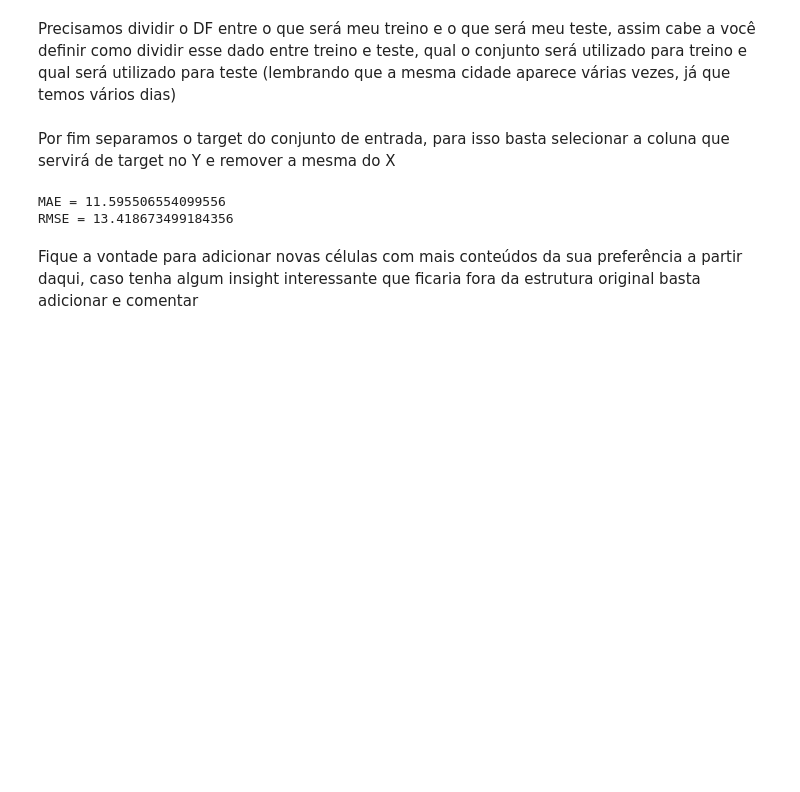
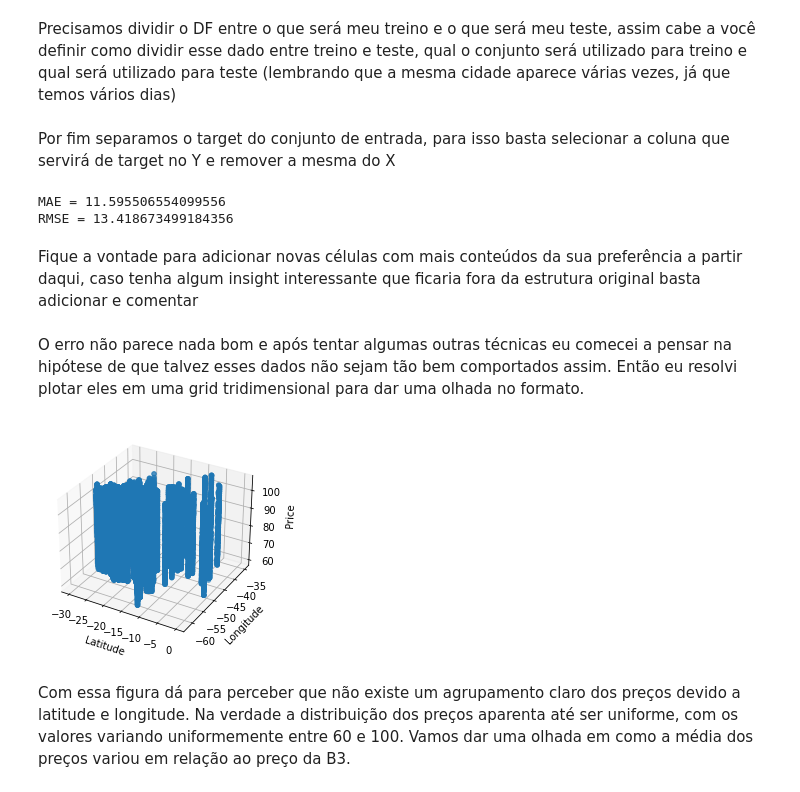
Before and after one commit to mrcolorblind/data-science-intern-challenge, a Jupyter notebook: Challenge.ipynb, the cells around one changed output. Saved outputs shown, nothing was run; the diff lists cells and outputs as text; code cells hidden in the pictures; blank space fills up the shorter version.

```diff
--- a/Challenge.ipynb
+++ b/Challenge.ipynb
@@ -119,3 +119,5 @@ MAE = 11.595506554099556
 RMSE = 13.418673499184356
 # %% [markdown]
 Fique a vontade para adicionar novas células com mais conteúdos da sua preferência a partir daqui, caso tenha algum insight interessante que ficaria fora da estrutura original basta adicionar e comentar
+# %% [markdown]
+O erro não parece nada bom e após tentar algumas outras técnicas eu comecei a pensar na hipótese de que talvez esses dados não sejam tão bem comportados assim. Então eu resolvi plotar eles em uma grid tridimensional para dar uma olhada no formato.
@@ -121,0 +130,11 @@ Fique a vontade para adicionar novas células com mais conteúdos da sua prefer
+# %%
+plot = plt.figure().gca(projection='3d')
+plot.scatter(df['latitude'], df['longitude'], df['price_per_unit'])
+plot.set_xlabel('Latitude')
+plot.set_ylabel('Longitude')
+plot.set_zlabel('Price')
+plt.show()
+# %% [output]
+[figure, added]
+# %% [markdown]
+Com essa figura dá para perceber que não existe um agrupamento claro dos preços devido a latitude e longitude. Na verdade a distribuição dos preços aparenta até ser uniforme, com os valores variando uniformemente entre 60 e 100. Vamos dar uma olhada em como a média dos preços variou em relação ao preço da B3.
```
Also changed, not shown: parts of 6 cells of this notebook.
